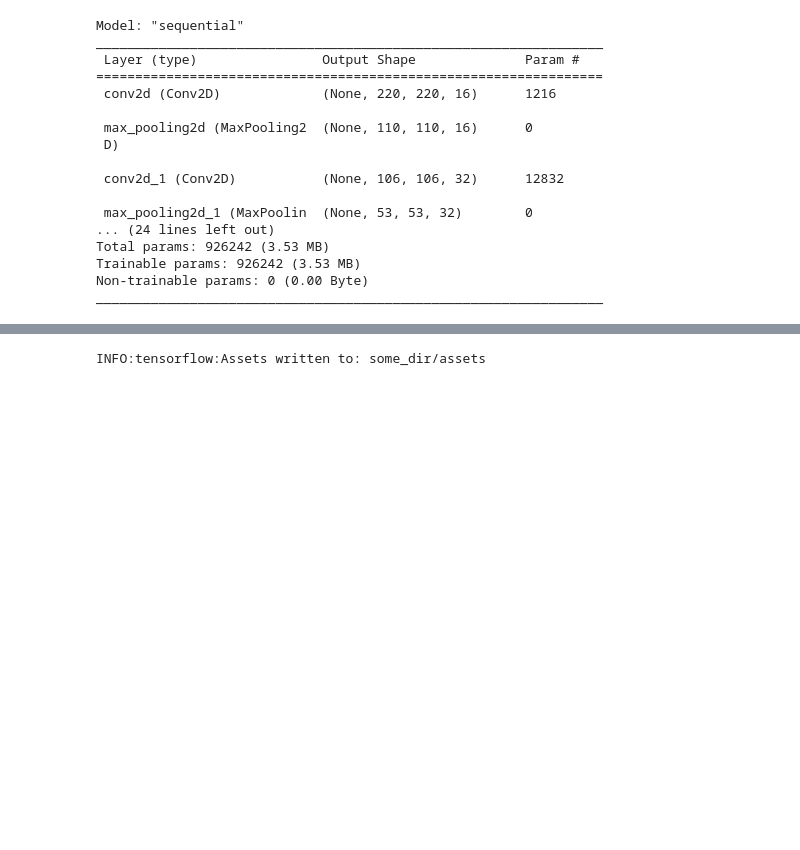
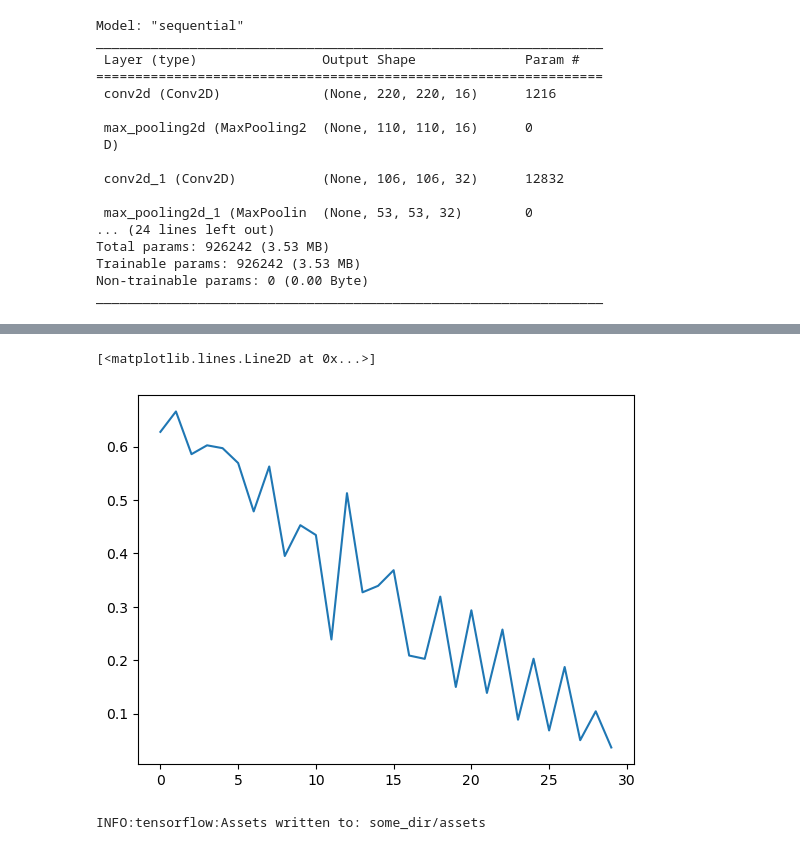
Before and after one commit to sarah190500/AKT, a Jupyter notebook: Untitled.ipynb, the cells around one changed output, grey strips where cells are left out. Saved outputs shown, nothing was run; the diff lists cells and outputs as text; code cells hidden in the pictures; blank space fills up the shorter version.

```diff
--- a/Untitled.ipynb
+++ b/Untitled.ipynb
@@ -68,0 +114,19 @@ training_data = training_data.batch(batch_size)
+# %%
+train_dir = "./training_data"
+IMG_HEIGHT, IMG_WIDTH = 224, 224
+batch_size = 32
+
+def scale_image(img):
+    return img / 255.0
+
+def to_one_hot(label):
+    return tf.one_hot(label, depth=2)
+
+(training_data, validation_data) = tf.keras.utils.image_dataset_from_directory(
+  train_dir,
+  validation_split=0.2,
+  subset="both",
+  labels='inferred',
+  seed=123,
+  image_size=(IMG_HEIGHT, IMG_WIDTH),
+  batch_size=batch_size)
@@ -178,7 +233,7 @@ model.compile(optimizer='adam',
               loss=tf.keras.losses.CategoricalCrossentropy(from_logits=False),
               metrics=['accuracy'])
 # %%
-epochs = 15
+epochs = 30
 history = model.fit(
   training_data,
   # validation_data=validation_data,
@@ -219,3 +274,8 @@ print(predicted_class)
+# %%
+plt.plot(history.history['loss'])
+# %% [output]
+[<matplotlib.lines.Line2D at 0x...>]
+[figure, added]
 # %%
 model.save('my_model.keras') # generates keras format
 model.save('my_model.h5') # generates hdf5 format
```
Also changed, not shown: parts of 10 cells of this notebook, 1 other file.
